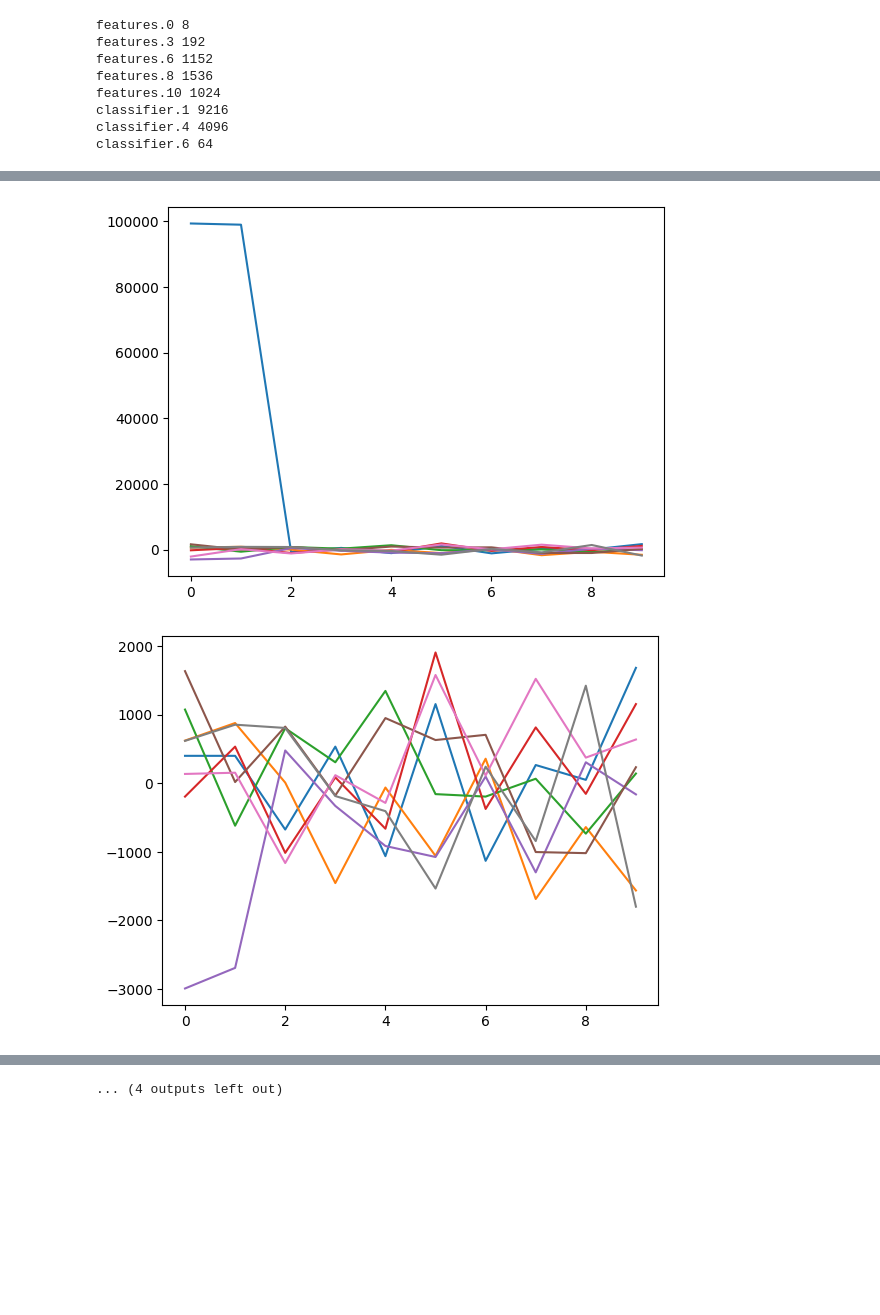
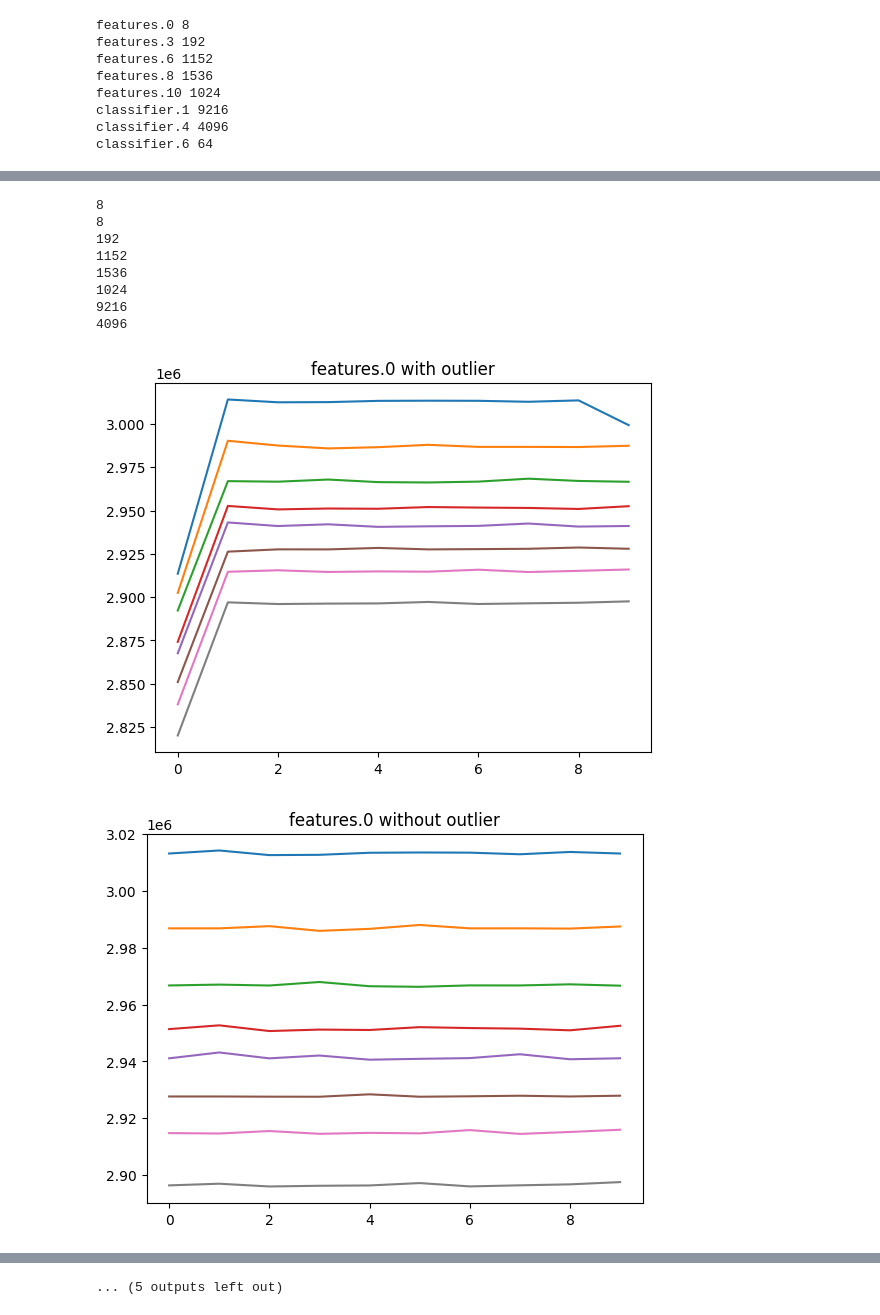
Before and after one commit to zkl-ai/netadapt, a Jupyter notebook: latency_lut/analyze_data.ipynb, the cells around one changed output, grey strips where cells are left out. Drawn from its saved outputs; the diff is of its cells as text; code cells hidden in the pictures; blank space fills up the shorter version.

```diff
--- a/latency_lut/analyze_data.ipynb
+++ b/latency_lut/analyze_data.ipynb
@@ -4,7 +4,7 @@ import pandas as pd
 import matplotlib.pyplot as plt
 import numpy as np
 %matplotlib inline
-f = open("lut_alexnet.pkl","rb")
+f = open("./mem_alexnet.pkl","rb")
 lookup_table = pickle.load(f)
 # %%
 def deal_outlier(df:pd.DataFrame):
@@ -81,9 +80,18 @@ display(dealed_table.describe())
 # %%
 for l in layer_names:
+    print(len(table.columns))
     table = pd.DataFrame(layer_lookup_table[l])
-    table.plot(legend=None)
+    table.plot(legend=None, title=l + " with outlier")
     new_table = deal_outlier(table.copy(deep=True))
-    new_table.plot(legend=None)
+    new_table.plot(legend=None, title=l + " without outlier")
 # %% [output]
+8
+8
+192
+1152
+1536
+1024
+9216
+4096
-[figure, old version]
+[figure, new version]
-[figure, old version]
+[figure, new version]
@@ -100 +107 @@ for l in layer_names:
-... (4 outputs left out)
+... (5 outputs left out)
```
Also changed, not shown: parts of 4 cells of this notebook, 6 other files.
